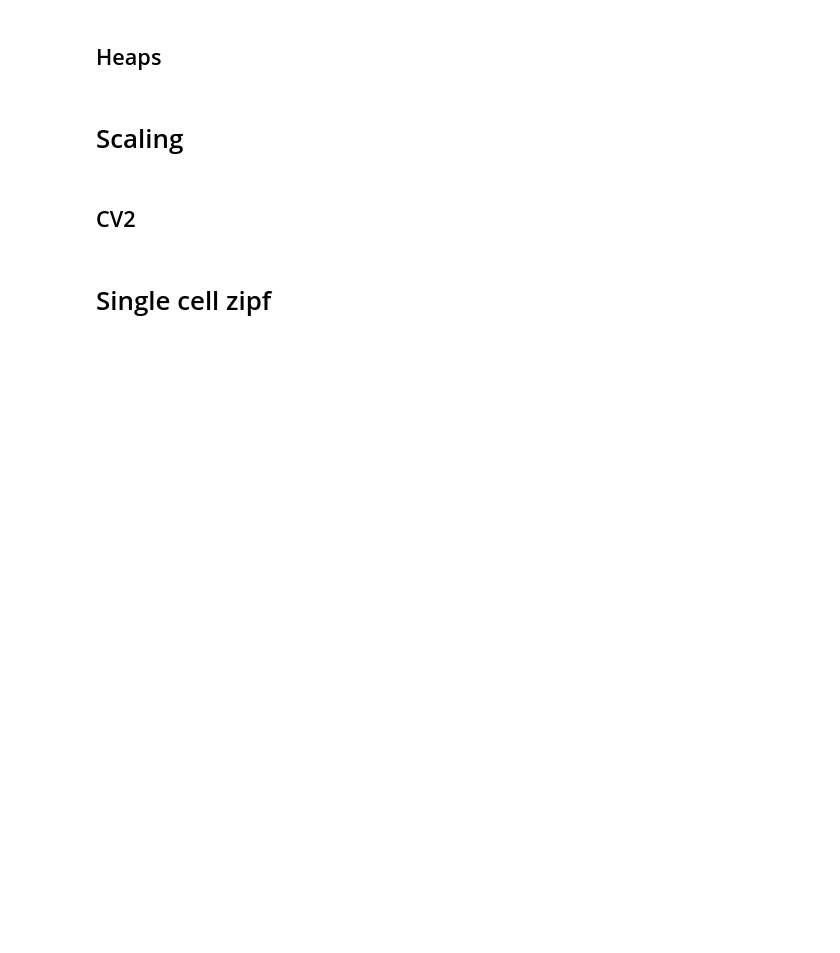
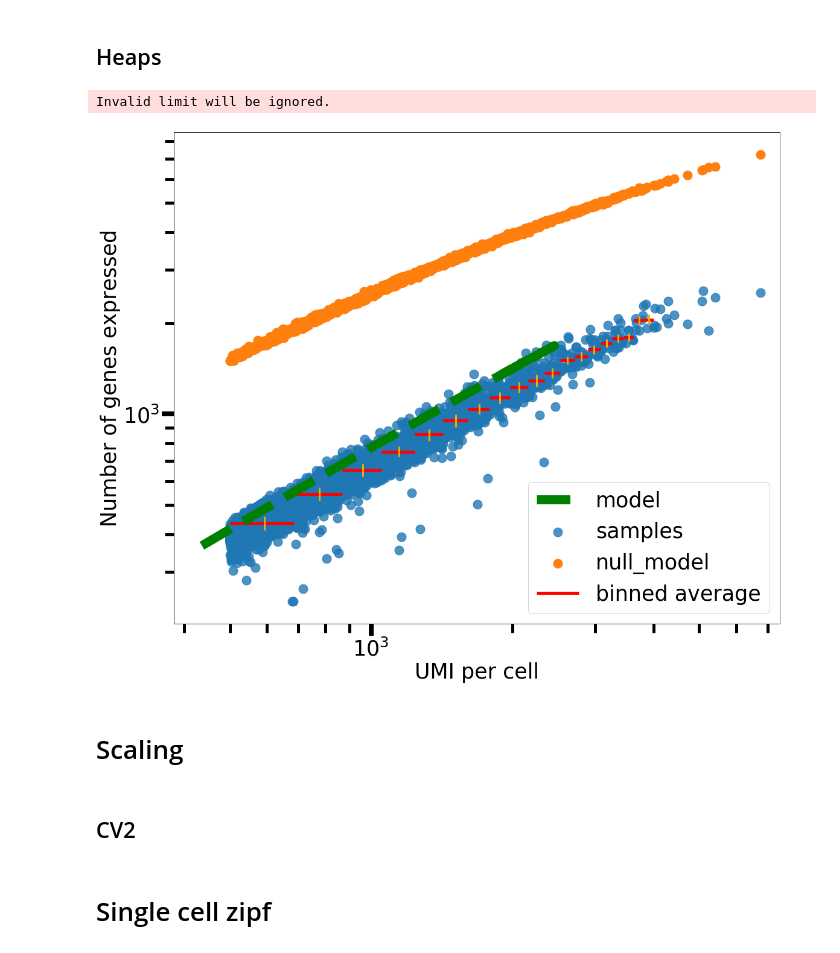
Before and after one commit to fvalle1/phd, a Jupyter notebook: mouse_Atlas/Mouse_exploration.ipynb, the cells around one changed output. Cells and saved outputs as stored; diff of their text form; code cells hidden in the pictures; blank space fills up the shorter version.

```diff
--- a/mouse_Atlas/Mouse_exploration.ipynb
+++ b/mouse_Atlas/Mouse_exploration.ipynb
@@ -699,24 +719,43 @@ fig.savefig("gene_expr_distr.png")
 # %% [markdown]
 ## Heaps
+# %%
+def h(m, gamma, N):
+    i = np.arange(1, N+1, step=1)
+    alpha_i = i**(-gamma)
+    alpha = np.sum(alpha_i, axis=0)
+    return N - np.sum((1-np.power(i, -gamma)/alpha)**m, axis=0)
 # %%
-fig = plt.figure(figsize=(10,6))
-plt.scatter(data["M"], diffWords, label='samples')
+fig, ax = plt.subplots(figsize=(18,15))
+ax.scatter(data["M"], diffWords, label='samples', alpha=0.8, s=225)
 if "M_null" in vars().keys() and "diffWords_null" in vars().keys():
-    plt.scatter(M_null, diffWords_null, label='null_model')
-plt.xlabel("Realization size", fontsize=24)
-plt.ylabel("#different words", fontsize=24)
+    plt.scatter(M_null, diffWords_null, label='null_model', s=225)
+ax.set_ylabel("Number of genes expressed", fontsize=35)
+ax.set_xlabel("UMI per cell", fontsize=35)
 skip_bins = 15
 n_bins=35
+
 bin_means, bin_edges, binnumber = stats.binned_statistic(data["M"], diffWords,statistic='mean', bins=np.linspace(data["M"].min(),max(data["M"]), n_bins))
-plt.hlines(bin_means[:-skip_bins], bin_edges[:-1][:-skip_bins], bin_edges[1:][:-skip_bins], colors='r', lw=5, label='binned average')
+ax.hlines(bin_means[:-skip_bins], bin_edges[:-1][:-skip_bins], bin_edges[1:][:-skip_bins], colors='r', lw=5, label='binned average')
 bin_stds, _, _ = stats.binned_statistic(data["M"], diffWords,statistic='std', bins=np.linspace(M.min(),np.quantile(M, 0.9), n_bins))
-plt.errorbar(((bin_edges[:-1]+bin_edges[1:])/2)[:-skip_bins],bin_means[:-skip_bins], bin_stds[:-skip_bins], fmt='none', ecolor='orange', elinewidth=3)
-#plt.xscale('log')
-#plt.yscale('log')
-plt.xlim(0,max(data["M"])*1.1)
-plt.legend(fontsize=20)
+ax.errorbar(((bin_edges[:-1]+bin_edges[1:])/2)[:-skip_bins],bin_means[:-skip_bins], bin_stds[:-skip_bins], fmt='none', ecolor='orange', elinewidth=3)
+
+x_bins=bin_means[~np.isnan(bin_means)]
+ax.plot(x_bins, [h(x, 0.8, len(f.dropna())) for x in x_bins], lw=15, ls="--", c="green", label="model")
+
+
+ax.set_xscale('log')
+ax.set_yscale('log')
+ax.set_xlim(0,max(data["M"])*1.1)
+
+ax.tick_params(labelsize=35, width=8, length=20)
+ax.tick_params(which="minor", labelsize=35, width=5, length=15)
+
+ax.legend(fontsize=35)
 plt.show()
 fig.savefig("heaps.pdf")
+# %% [output]
+Invalid limit will be ignored.
+[figure, added]
 # %%
 fit_func = lambda x, a, b: a + np.power(x, b)
 from scipy.optimize import curve_fit
```
Also changed, not shown: parts of 16 cells of this notebook, 2 other files.
